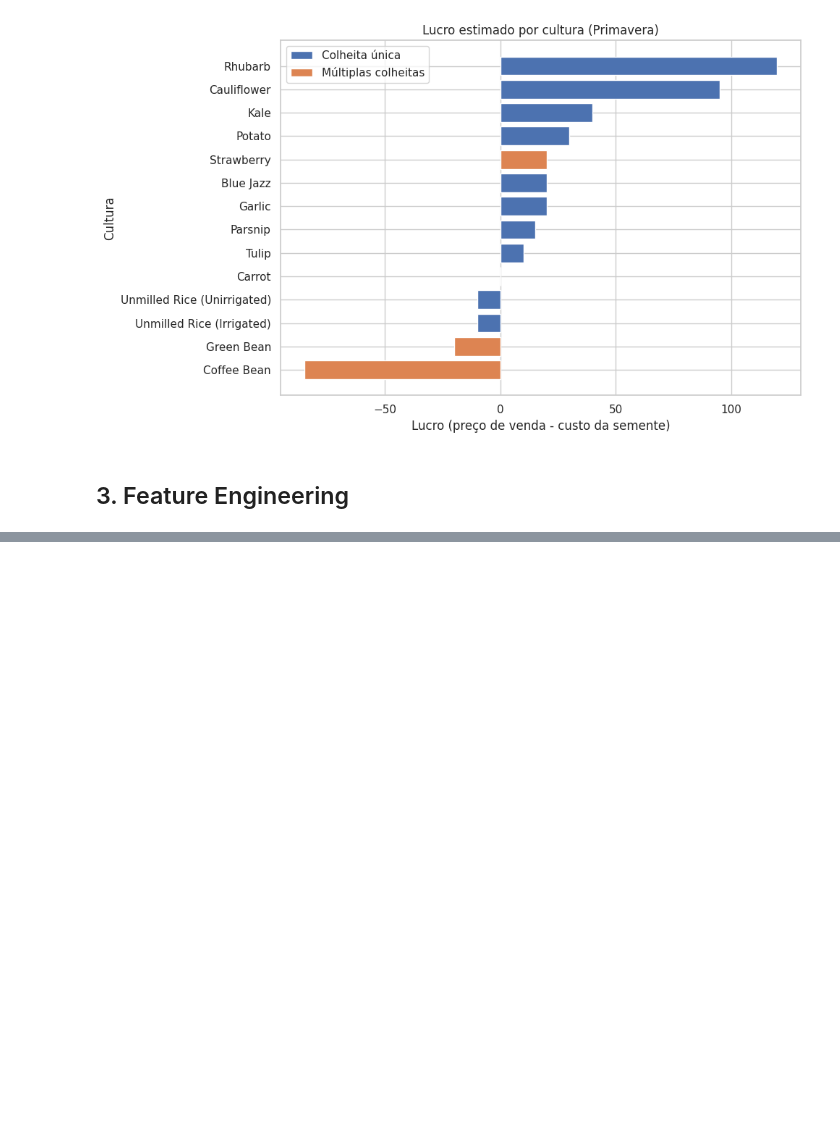
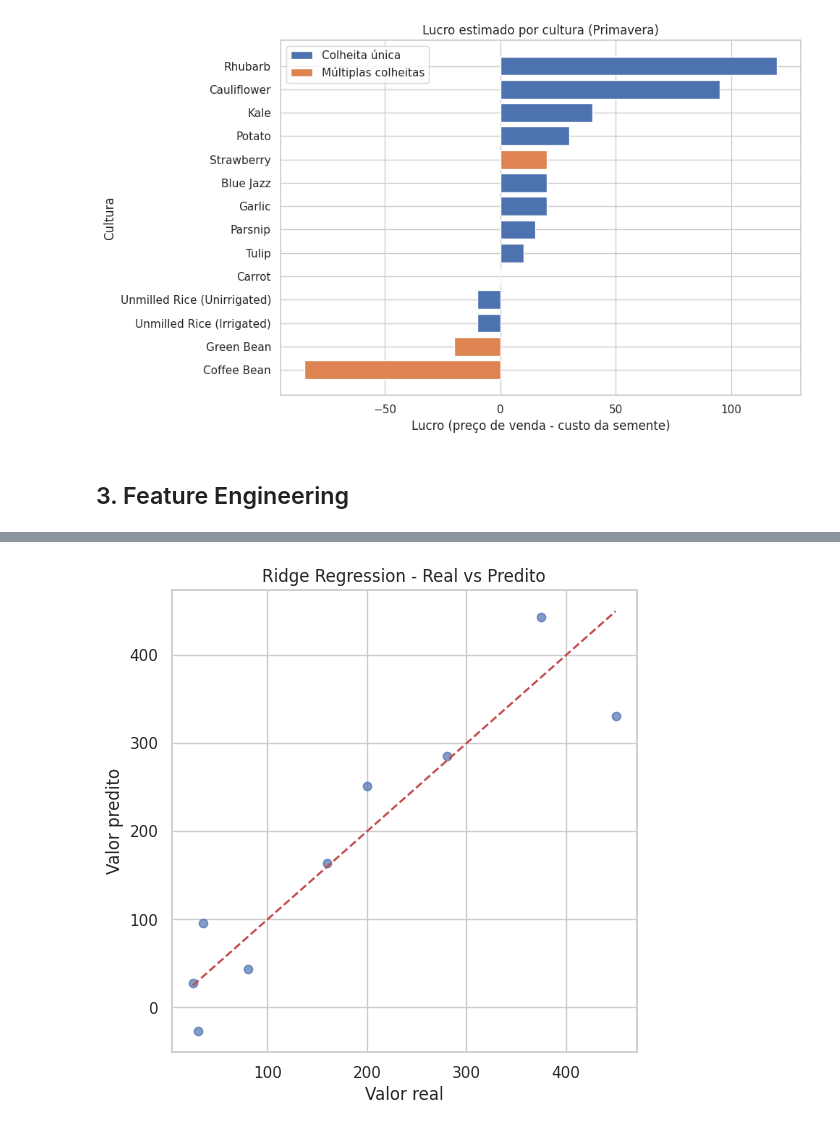
Before and after one commit to Edu-png/Stardew_project, a Jupyter notebook: Code/Stardew_project.ipynb, the cells around one changed output, grey strips where cells are left out. Drawn from its saved outputs; the diff is of its cells as text; code cells hidden in the pictures; blank space fills up the shorter version.

```diff
--- a/Code/Stardew_project.ipynb
+++ b/Code/Stardew_project.ipynb
@@ -376,0 +642,3 @@ datasets_engineered["spring_price"].head()
+# %%
+# Substituir inf/-inf por NaN e depois imputar com mediana
+X = X.replace([np.inf, -np.inf], np.nan)
@@ -376,0 +671,28 @@ datasets_engineered["spring_price"].head()
+# %%
+models = {
+    "LinearRegression": LinearRegression(),
+
+    "RidgeRegression": Ridge(alpha=1.0),
+
+    "LassoRegression": Lasso(alpha=0.01),
+
+    "DecisionTree": DecisionTreeRegressor(
+        max_depth=5,
+        random_state=42
+    ),
+
+    "RandomForest": RandomForestRegressor(
+        n_estimators=200,
+        max_depth=6,
+        random_state=42
+    ),
+
+    "GradientBoosting": GradientBoostingRegressor(
+        n_estimators=200,
+        learning_rate=0.05,
+        max_depth=3,
+        random_state=42
+    ),
+
+    "SVR": SVR(kernel="rbf", C=100, gamma=0.1)
+}
@@ -376,0 +759,16 @@ datasets_engineered["spring_price"].head()
+# %%
+best_model = trained_pipelines["RidgeRegression"]
+
+y_pred_ridge = best_model.predict(X_test)
+
+plt.figure(figsize=(6,6))
+plt.scatter(y_test, y_pred_ridge, alpha=0.7)
+plt.plot([y_test.min(), y_test.max()],
+         [y_test.min(), y_test.max()],
+         'r--')
+plt.xlabel("Valor real")
+plt.ylabel("Valor predito")
+plt.title("Ridge Regression - Real vs Predito")
+plt.show()
+# %% [output]
+[figure, added]
```
Also changed, not shown: parts of 34 cells of this notebook, 3 other files.
